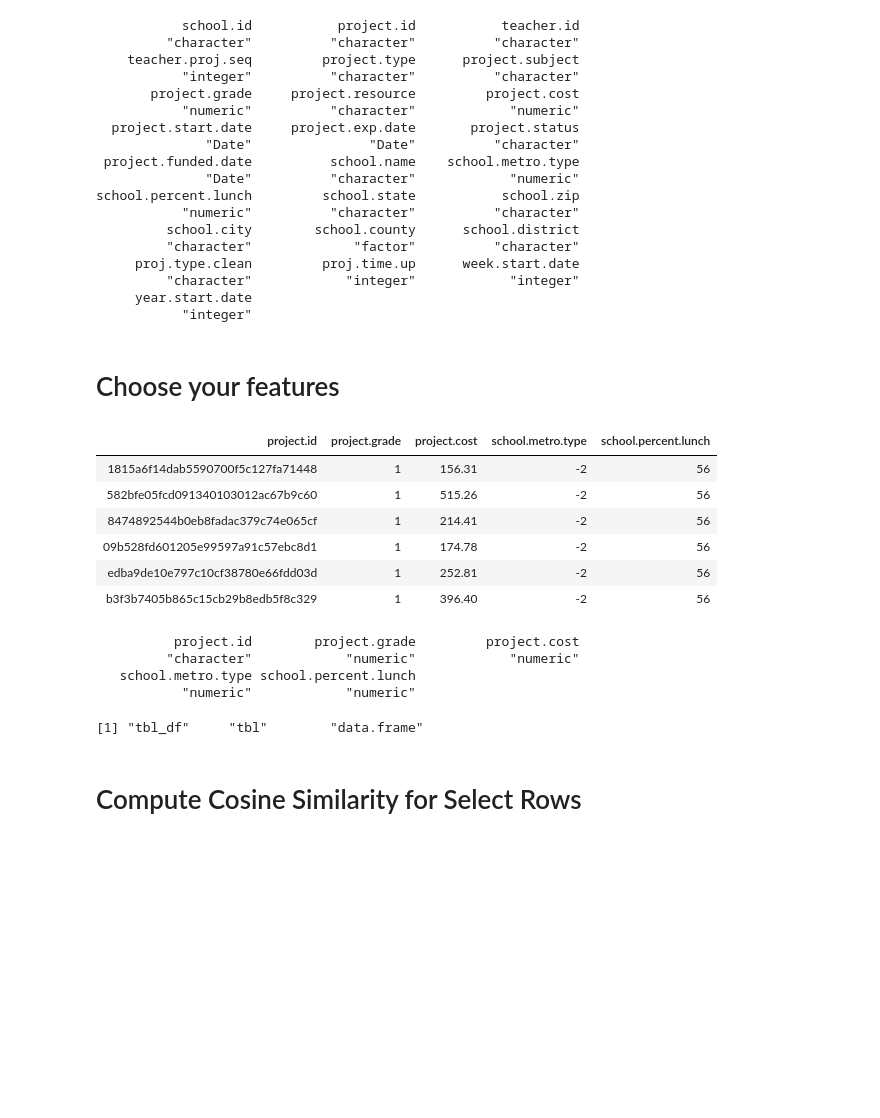
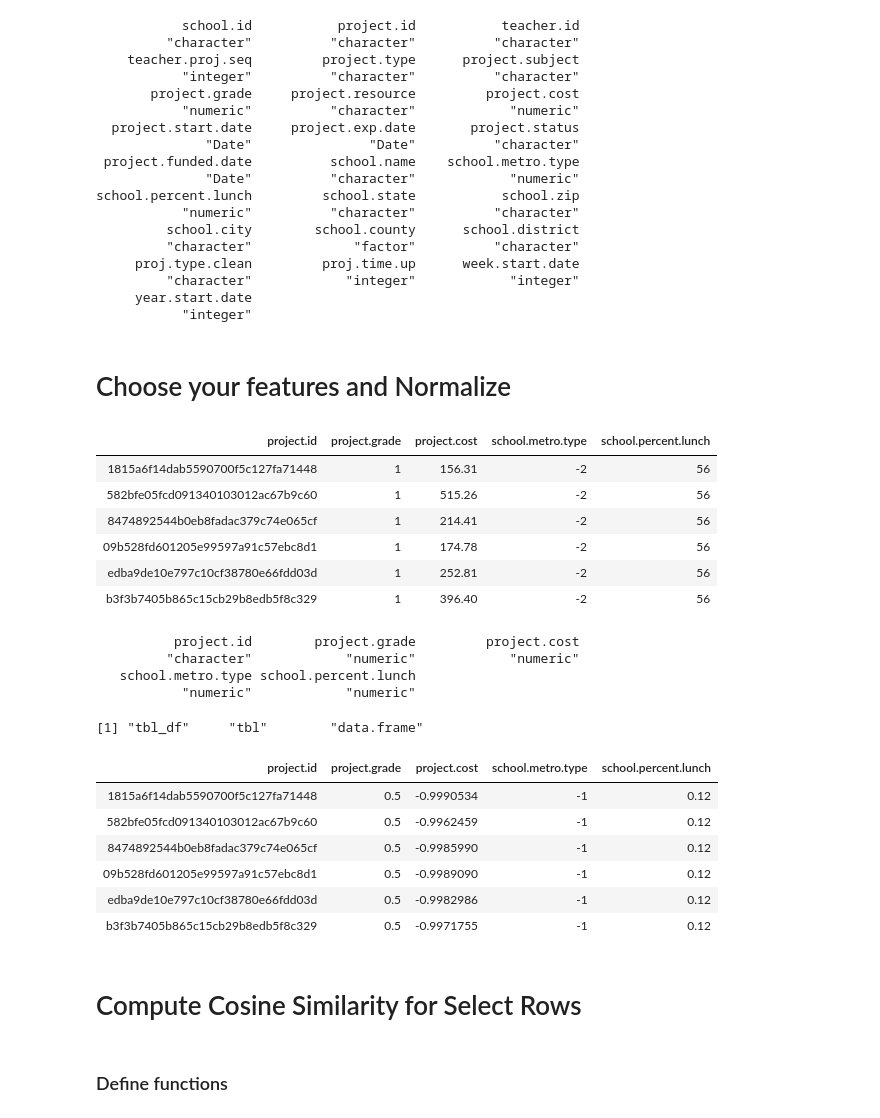
Before and after one commit to mikeona120/MATH189_Final, a Jupyter notebook: Arielle & Alec's Cosine Similarity.ipynb, the cells around one changed output. Drawn from its saved outputs; the diff is of its cells as text; code cells hidden in the pictures; blank space fills up the shorter version.

```diff
--- a/Arielle & Alec's Cosine Similarity.ipynb
+++ b/Arielle & Alec's Cosine Similarity.ipynb
@@ -234,27 +237,60 @@ school.percent.lunch         school.state           school.zip
      year.start.date
            "integer"
 # %% [markdown]
-# Choose your features
+# Choose your features and Normalize
-# %%
-X = datacode[,c("project.id","project.grade",'project.cost',"school.metro.type","school.percent.lunch")]
-head(X)
-sapply(X,class)
-class(X)
-# %% [output]
-| project.id | project.grade | project.cost | school.metro.type | school.percent.lunch |
-| 1815a6f14dab5590700f5c127fa71448 | 1 | 156.31 | -2 | 56 |
-| 582bfe05fcd091340103012ac67b9c60 | 1 | 515.26 | -2 | 56 |
-| 8474892544b0eb8fadac379c74e065cf | 1 | 214.41 | -2 | 56 |
-| 09b528fd601205e99597a91c57ebc8d1 | 1 | 174.78 | -2 | 56 |
-| edba9de10e797c10cf38780e66fdd03d | 1 | 252.81 | -2 | 56 |
-| b3f3b7405b865c15cb29b8edb5f8c329 | 1 | 396.40 | -2 | 56 |
-          project.id        project.grade         project.cost
-         "character"            "numeric"            "numeric"
-   school.metro.type school.percent.lunch
-           "numeric"            "numeric"
-[1] "tbl_df"     "tbl"        "data.frame"
+# %%
+X = datacode[,c("project.id","project.grade",'project.cost',"school.metro.type","school.percent.lunch")]
+head(X)
+sapply(X,class)
+class(X)
+
+#Normalize all columns to range [-1,1]
+#There's a function that does this for Machine Learning purposes from the caret package
+#https://www.rdocumentation.org/packages/caret/versions/6.0-80/topics/preProcess
+#https://stackoverflow.com/questions/44050028/min-max-scaling-normalization-in-r-for-train-and-test-data
+pp = preProcess(X, method = "range", rangeBounds = c(-1, 1))
+Xn = predict(pp, X)
+head(Xn)
+
+### Scratch Work ###
+
+#Test the preProcess function
+#test = data.frame(a = 1:6, b = 7:12)
+#test
+#pp = preProcess(test, method = "range", rangeBounds = c(-1, 1))
+#predict(pp, test)
+
+#An alternative is to do it manually with min-max feature scaling
+#https://stats.stackexchange.com/questions/178626/how-to-normalize-data-between-1-and-1
+#https://en.wikipedia.org/wiki/Normalization_(statistics)
+
+#Otherwise the "scale" function might work but I couldn't figure it out
+#https://stackoverflow.com/questions/15215457/standardize-data-columns-in-r
+#https://www.rdocumentation.org/packages/base/versions/3.5.0/topics/scale
+# %% [output]
+| project.id | project.grade | project.cost | school.metro.type | school.percent.lunch |
+| 1815a6f14dab5590700f5c127fa71448 | 1 | 156.31 | -2 | 56 |
+| 582bfe05fcd091340103012ac67b9c60 | 1 | 515.26 | -2 | 56 |
+| 8474892544b0eb8fadac379c74e065cf | 1 | 214.41 | -2 | 56 |
+| 09b528fd601205e99597a91c57ebc8d1 | 1 | 174.78 | -2 | 56 |
+| edba9de10e797c10cf38780e66fdd03d | 1 | 252.81 | -2 | 56 |
+| b3f3b7405b865c15cb29b8edb5f8c329 | 1 | 396.40 | -2 | 56 |
+          project.id        project.grade         project.cost
+         "character"            "numeric"            "numeric"
+   school.metro.type school.percent.lunch
+           "numeric"            "numeric"
+[1] "tbl_df"     "tbl"        "data.frame"
+| project.id | project.grade | project.cost | school.metro.type | school.percent.lunch |
+| 1815a6f14dab5590700f5c127fa71448 | 0.5 | -0.9990534 | -1 | 0.12 |
+| 582bfe05fcd091340103012ac67b9c60 | 0.5 | -0.9962459 | -1 | 0.12 |
+| 8474892544b0eb8fadac379c74e065cf | 0.5 | -0.9985990 | -1 | 0.12 |
+| 09b528fd601205e99597a91c57ebc8d1 | 0.5 | -0.9989090 | -1 | 0.12 |
+| edba9de10e797c10cf38780e66fdd03d | 0.5 | -0.9982986 | -1 | 0.12 |
+| b3f3b7405b865c15cb29b8edb5f8c329 | 0.5 | -0.9971755 | -1 | 0.12 |
 # %% [markdown]
 # Compute Cosine Similarity for Select Rows
+# %% [markdown]
+### Define functions
 # %%
 
 ### FUNCTIONS ###
```
Also changed, not shown: parts of 9 cells of this notebook.
